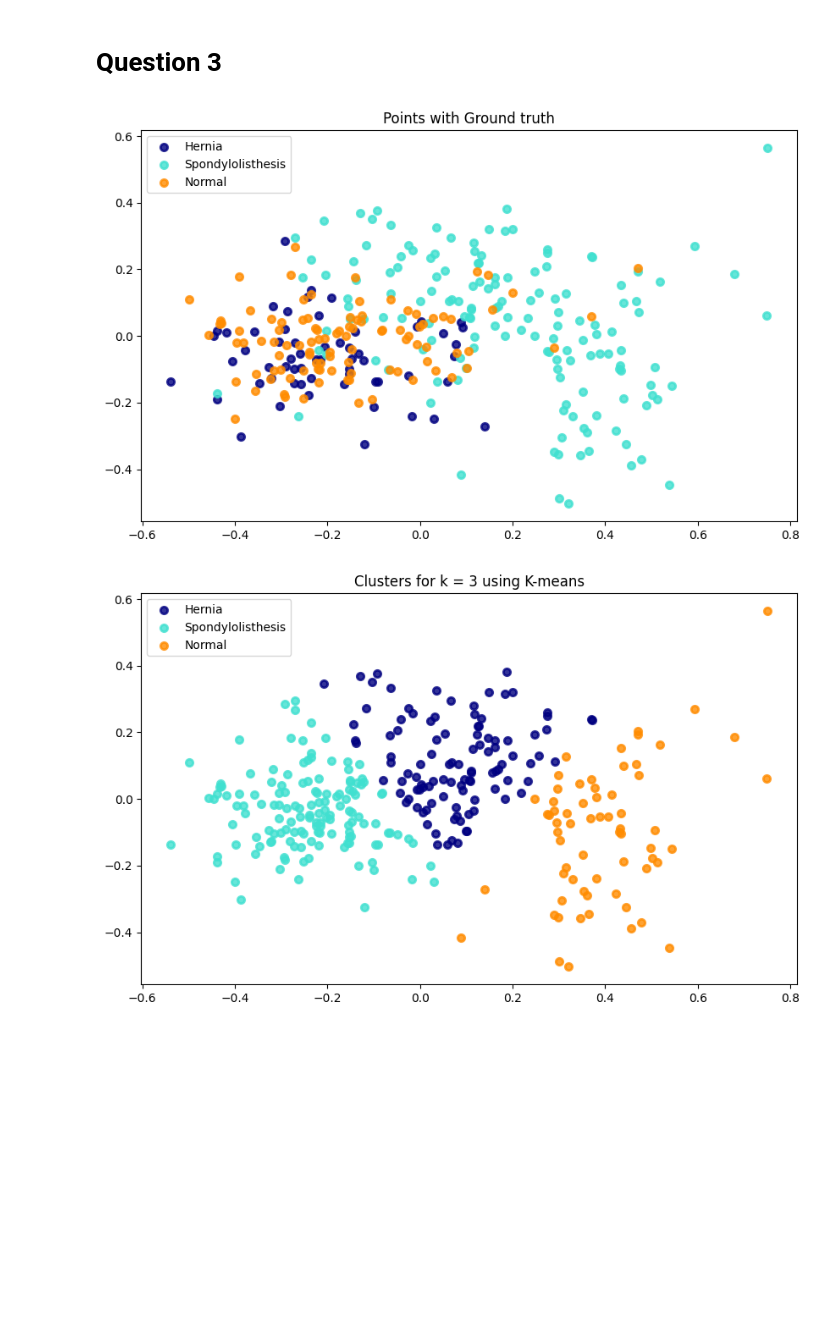
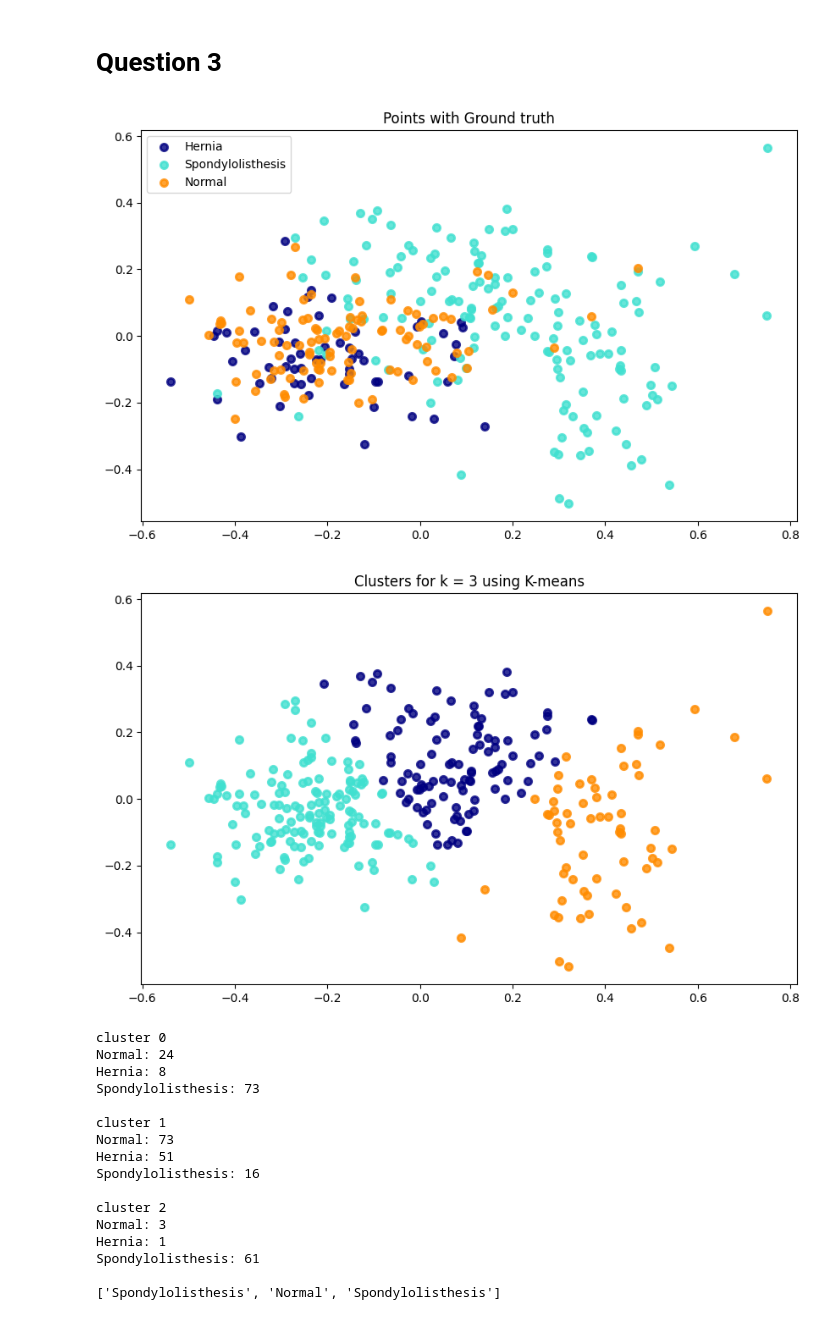
Before and after one commit to pedrocurvo/Aprendizagem, a Jupyter notebook: Homework4/G022.ipynb, the cells around one changed output. Drawn from its saved outputs; the diff is of its cells as text; code cells hidden in the pictures; blank space fills up the shorter version.

```diff
--- a/Homework4/G022.ipynb
+++ b/Homework4/G022.ipynb
@@ -179,34 +179,76 @@ target_names = y.unique()
 colors = ['navy', 'turquoise', 'darkorange']
 plt.figure(figsize=(10, 6))
 
 for i, targets in enumerate(target_names):
     plt.scatter(X_pca[y==targets,0],
                 X_pca[y==targets,1],
                 color=colors[i],
                 alpha=.8,
                 lw=2,
                 label=targets)
 
 plt.legend(loc='best', shadow=False, scatterpoints=1)
 plt.title('Points with Ground truth')
 plt.savefig(IMAGES_DIR / 'ground_truth.png')
 plt.show()
 
 # Plot the data with y = cluster labels
 plt.figure(figsize=(10, 6))
 
+
+
+for i, targets in enumerate(target_names):
+    plt.scatter(X_pca[cluster_labels==i,0],
+                X_pca[cluster_labels==i,1],
+                color=colors[i],
+                alpha=.8,
+                lw=2)
+
+plt.title('Clusters for k = 3 using K-means')
+plt.savefig(IMAGES_DIR / 'clusters.png')
+plt.show()
+
+# Clusters if we assigned the max ground truth class to each cluster
+# Attribute Cluster label to a ground truth class
+clusters = {i: [] for i in range(3)}
+for i in range(len(cluster_labels)):
+    clusters[cluster_labels[i]].append(y[i])
+for i in range(len(clusters)):
+    print(f'cluster {i}')
+    print(f'Normal: {clusters[i].count("Normal")}')
+    print(f'Hernia: {clusters[i].count("Hernia")}')
+    print(f'Spondylolisthesis: {clusters[i].count("Spondylolisthesis")}\n')
+lista = [max(clusters[i], key=clusters[i].count) for i in range(3)]
+print(lista)
+
+plt.figure(figsize=(10, 6))
 for i, targets in enumerate(target_names):
     plt.scatter(X_pca[cluster_labels==i,0],
                 X_pca[cluster_labels==i,1],
                 color=colors[i],
                 alpha=.8,
                 lw=2,
-                label=targets)
-
+                label=lista[i])
 plt.legend(loc='best', shadow=False, scatterpoints=1)
-plt.title('Clusters for k = 3 using K-means')
+plt.title('Clusters for k = 3 using K-means and labelled with the most frequent class')
 plt.savefig(IMAGES_DIR / 'clusters.png')
 plt.show()
 # %% [output]
 [figure]
-[figure, old version]
+[figure, new version]
+cluster 0
+Normal: 24
+Hernia: 8
+Spondylolisthesis: 73
+
+cluster 1
+Normal: 73
+Hernia: 51
+Spondylolisthesis: 16
+
+cluster 2
+Normal: 3
+Hernia: 1
+Spondylolisthesis: 61
+
+['Spondylolisthesis', 'Normal', 'Spondylolisthesis']
```
Also changed, not shown: parts of 1 cell of this notebook, 2 other files.
